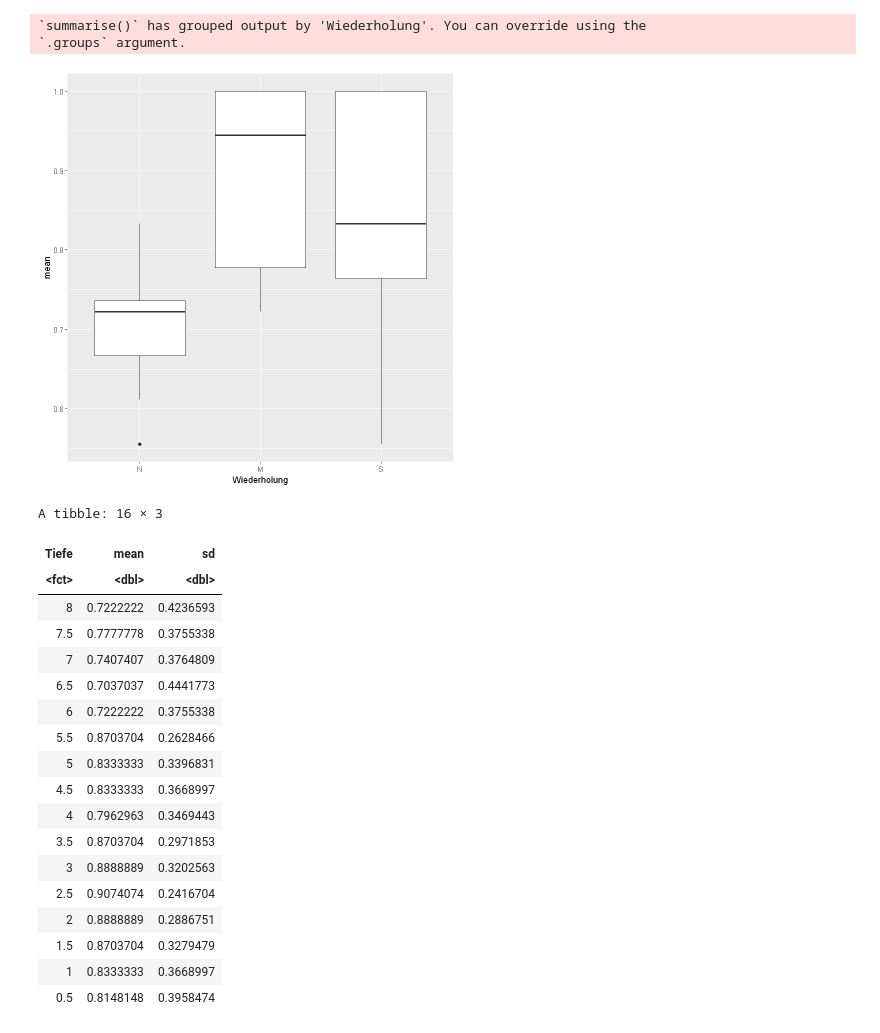
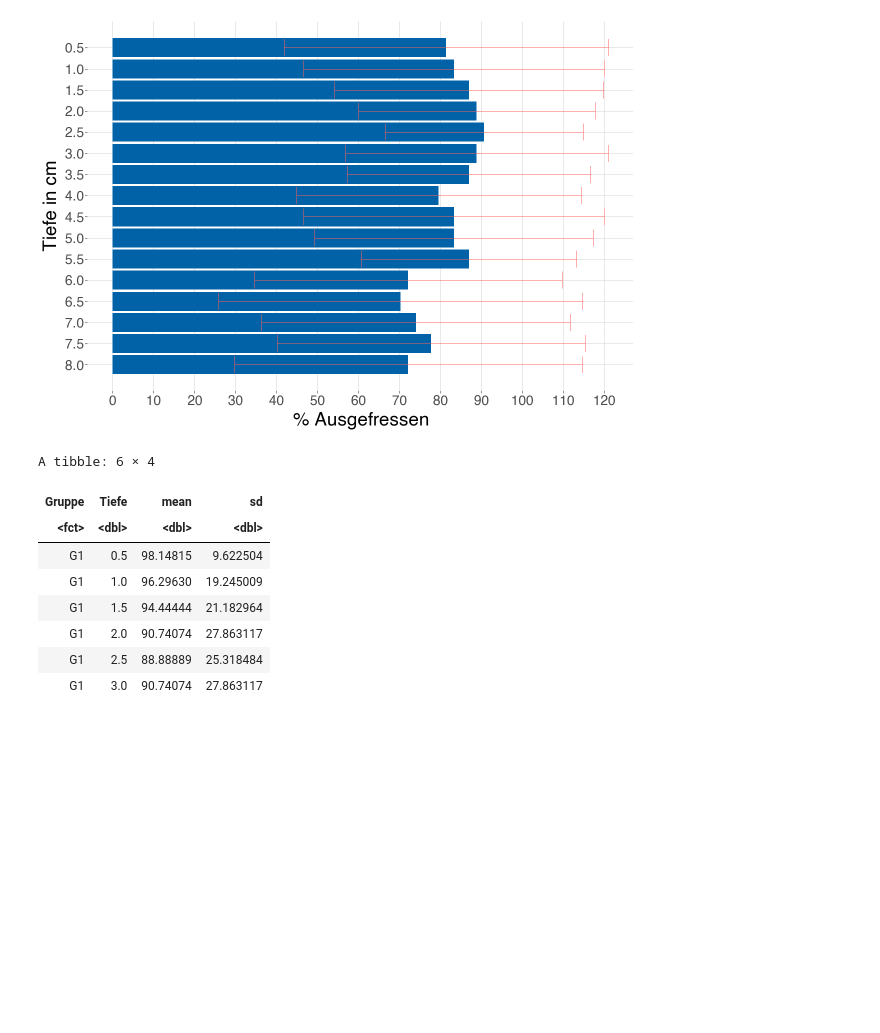
Before and after one commit to juliankraft/BLH-Projekt-Winter, a Jupyter notebook: bite_lamina.ipynb, the cells around one changed output. Cells and saved outputs as stored; diff of their text form; code cells hidden in the pictures; blank space fills up the shorter version.

```diff
--- a/bite_lamina.ipynb
+++ b/bite_lamina.ipynb
@@ -12,32 +71,43 @@ mutate(
+# %%
+# Barplot Gruppe 3
+
+# set Ratio
+ratio <- list(width = 10, height = 7)
+options(repr.plot.width = ratio$width, repr.plot.height = ratio$height, units = "cm", dpi = 300)
+
+data %>%
+filter(Gruppe == "G3") %>%
+group_by(Tiefe) %>%
+summarise(mean = mean(Wert), sd = sd(Wert)) %>%
+    ggplot()+
+    geom_bar( aes(x=Tiefe, y=mean), stat="identity", fill="#0162a7") +
+    geom_errorbar(
+        aes(x=Tiefe, ymin=mean-sd, ymax=mean+sd),
+        width=0.4, colour="#ff5c5c", size=0.5
+    ) +
+    plot_settings +
+        coord_flip() +
+        labs(
+        x = "Tiefe in cm",
+        y = "% Ausgefressen"
+        )+
+        scale_y_continuous(breaks = seq(0, 125, by = 10)) +
+        scale_x_reverse(breaks = seq(8, 0.5, by = -0.5))
+
+ggsave("./plots/G3_Barplot.png", width = ratio$width, height = ratio$height, units = "cm", dpi = 300)
+# %% [output]
+[figure, added]
 # %%
-data %>% group_by(Wiederholung, Tiefe) %>%
-summarise(mean = mean(Wert), sd = sd(Wert)) %>%
-ggplot(aes(x = Wiederholung, y = mean))+
-geom_boxplot()
+data %>%
+group_by(Gruppe, Tiefe) %>%
+summarise(mean = mean(Wert), sd = sd(Wert), .groups = "drop") %>% head()
 # %% [output]
-`summarise()` has grouped output by 'Wiederholung'. You can override using the
-`.groups` argument.
+A tibble: 6 × 4
-[figure, removed]
+| Gruppe | Tiefe | mean | sd |
+| <fct> | <dbl> | <dbl> | <dbl> |
+| G1 | 0.5 | 98.14815 | 9.622504 |
+| G1 | 1.0 | 96.29630 | 19.245009 |
+| G1 | 1.5 | 94.44444 | 21.182964 |
+| G1 | 2.0 | 90.74074 | 27.863117 |
+| G1 | 2.5 | 88.88889 | 25.318484 |
+| G1 | 3.0 | 90.74074 | 27.863117 |
-# %%
-data %>% group_by(Tiefe) %>%
-summarise(mean = mean(Wert), sd = sd(Wert))
-# %% [output]
-A tibble: 16 × 3
-| Tiefe | mean | sd |
-| <fct> | <dbl> | <dbl> |
-| 8 | 0.7222222 | 0.4236593 |
-| 7.5 | 0.7777778 | 0.3755338 |
-| 7 | 0.7407407 | 0.3764809 |
-| 6.5 | 0.7037037 | 0.4441773 |
-| 6 | 0.7222222 | 0.3755338 |
-| 5.5 | 0.8703704 | 0.2628466 |
-| 5 | 0.8333333 | 0.3396831 |
-| 4.5 | 0.8333333 | 0.3668997 |
-| 4 | 0.7962963 | 0.3469443 |
-| 3.5 | 0.8703704 | 0.2971853 |
-| 3 | 0.8888889 | 0.3202563 |
-| 2.5 | 0.9074074 | 0.2416704 |
-| 2 | 0.8888889 | 0.2886751 |
-| 1.5 | 0.8703704 | 0.3279479 |
-| 1 | 0.8333333 | 0.3668997 |
-| 0.5 | 0.8148148 | 0.3958474 |
```
Also changed, not shown: parts of 8 cells of this notebook, 17 other files.
